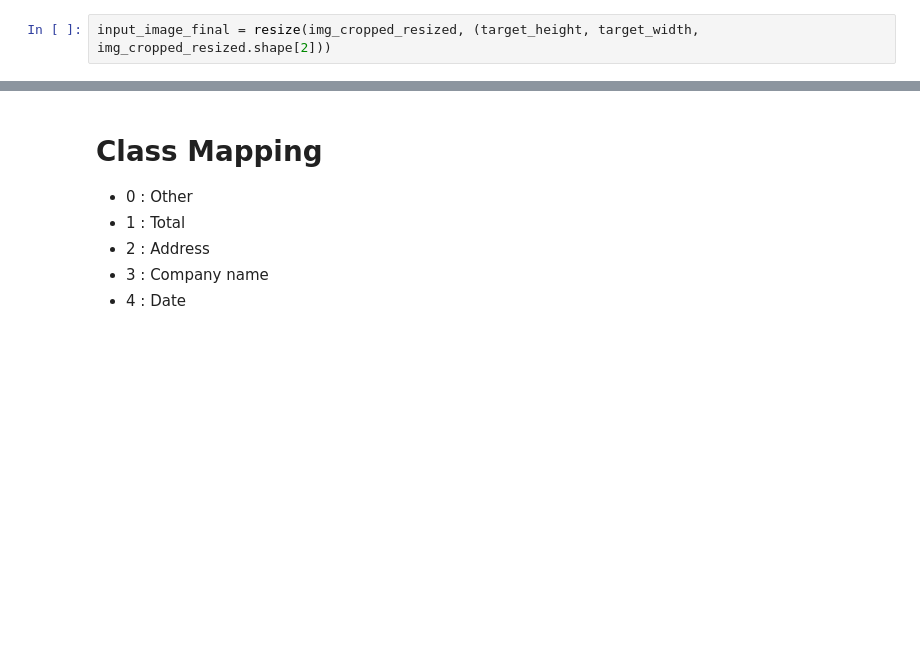
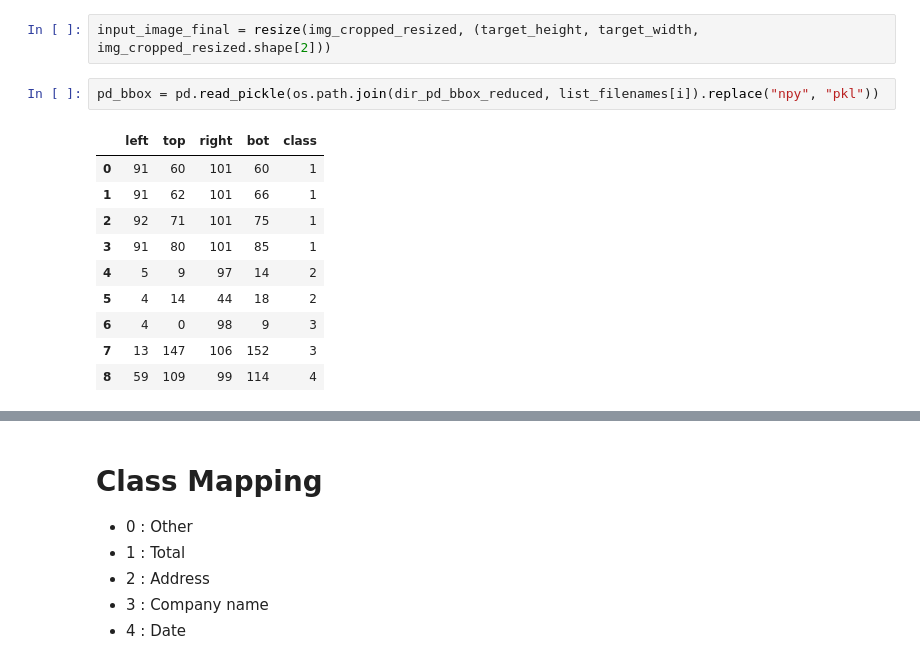
Before and after one commit to Hrishkesh/Invoice-, a Jupyter notebook: Data_visualization.ipynb, the cells around one changed output, grey strips where cells are left out. Drawn from its saved outputs; the diff is of its cells as text; blank space fills up the shorter version.

```diff
--- a/Data_visualization.ipynb
+++ b/Data_visualization.ipynb
@@ -750,4 +750,17 @@ def resize_to_target(img_1h, gt_1h): #(256,128,61) (256,128,5)
 img_1h, gt_1h = resize_to_target(img_1h, gt_1h)
 # %%
 input_image_final = resize(img_cropped_resized, (target_height, target_width, img_cropped_resized.shape[2]))
+# %%
+pd_bbox = pd.read_pickle(os.path.join(dir_pd_bbox_reduced, list_filenames[i]).replace("npy", "pkl"))
+# %% [output]
+|  | left | top | right | bot | class |
+| 0 | 91 | 60 | 101 | 60 | 1 |
+| 1 | 91 | 62 | 101 | 66 | 1 |
+| 2 | 92 | 71 | 101 | 75 | 1 |
+| 3 | 91 | 80 | 101 | 85 | 1 |
+| 4 | 5 | 9 | 97 | 14 | 2 |
+| 5 | 4 | 14 | 44 | 18 | 2 |
+| 6 | 4 | 0 | 98 | 9 | 3 |
+| 7 | 13 | 147 | 106 | 152 | 3 |
+| 8 | 59 | 109 | 99 | 114 | 4 |
 # %%
```
Also changed, not shown: parts of 5 cells of this notebook.
